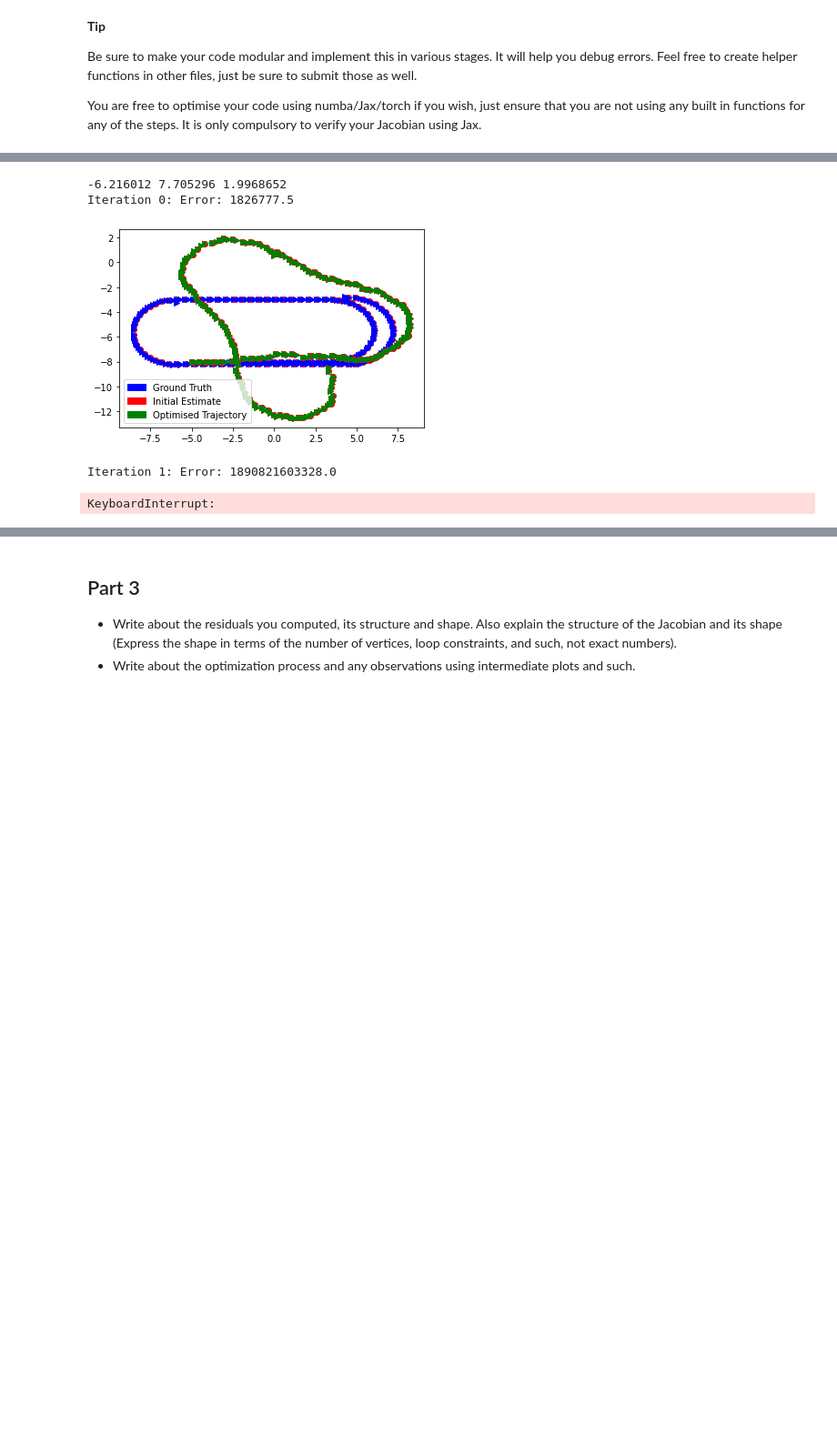
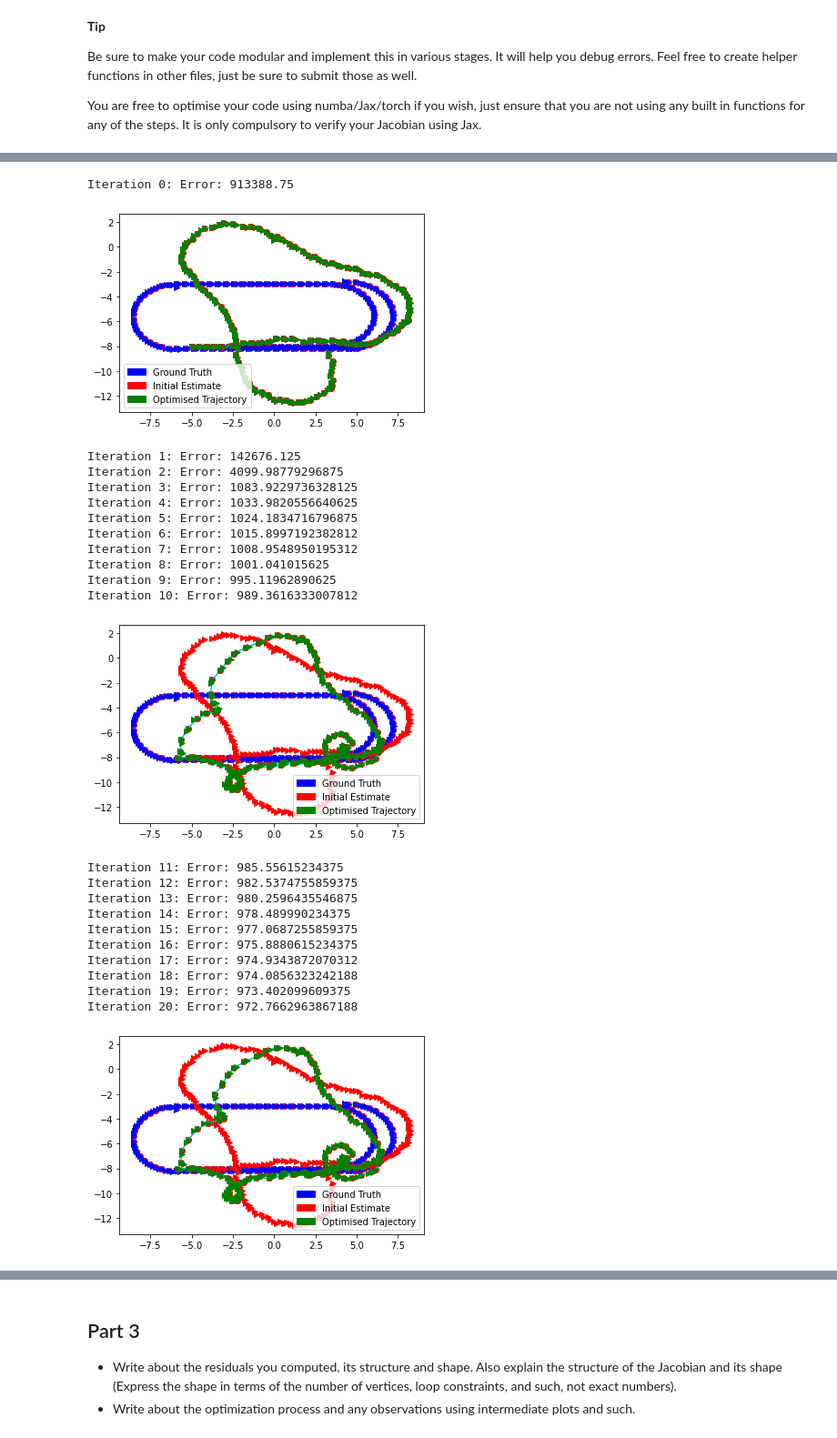
Before and after one commit to BhaskarJoshi-01/Mobile-Robotics---Monsoon-2021, a Jupyter notebook: Project-1/questions/Question 2 - 2D SLAM.ipynb, the cells around one changed output, grey strips where cells are left out. Shown at 91% size. Saved outputs shown, nothing was run; the diff lists cells and outputs as text; code cells hidden in the pictures; blank space fills up the shorter version.

```diff
--- a/Project-1/questions/Question 2 - 2D SLAM.ipynb
+++ b/Project-1/questions/Question 2 - 2D SLAM.ipynb
@@ -94,11 +98,28 @@ def compare_jacobs():
 # %%
-a = get_residual(poses, edges, fixed)
-print(a.min(), a.max(), a.std())
-lm = LM(poses,edges, fixed, 1, 80, 1e-6)
+lm = LM(poses,edges, fixed, 1, 100, 1e-6)
 poses_arr, error_arr = lm.optimize()
 # %% [output]
--6.216012 7.705296 1.9968652
-Iteration 0: Error: 1826777.5
+Iteration 0: Error: 913388.75
 [figure]
-Iteration 1: Error: 1890821603328.0
+Iteration 1: Error: 142676.125
+Iteration 2: Error: 4099.98779296875
+Iteration 3: Error: 1083.9229736328125
+Iteration 4: Error: 1033.9820556640625
+Iteration 5: Error: 1024.1834716796875
+Iteration 6: Error: 1015.8997192382812
+Iteration 7: Error: 1008.9548950195312
+Iteration 8: Error: 1001.041015625
+Iteration 9: Error: 995.11962890625
+Iteration 10: Error: 989.3616333007812
+[figure, added]
-KeyboardInterrupt:
+Iteration 11: Error: 985.55615234375
+Iteration 12: Error: 982.5374755859375
+Iteration 13: Error: 980.2596435546875
+Iteration 14: Error: 978.489990234375
+Iteration 15: Error: 977.0687255859375
+Iteration 16: Error: 975.8880615234375
+Iteration 17: Error: 974.9343872070312
+Iteration 18: Error: 974.0856323242188
+Iteration 19: Error: 973.402099609375
+Iteration 20: Error: 972.7662963867188
+[figure, added]
```
Also changed, not shown: parts of 2 cells of this notebook, 1 other file.
